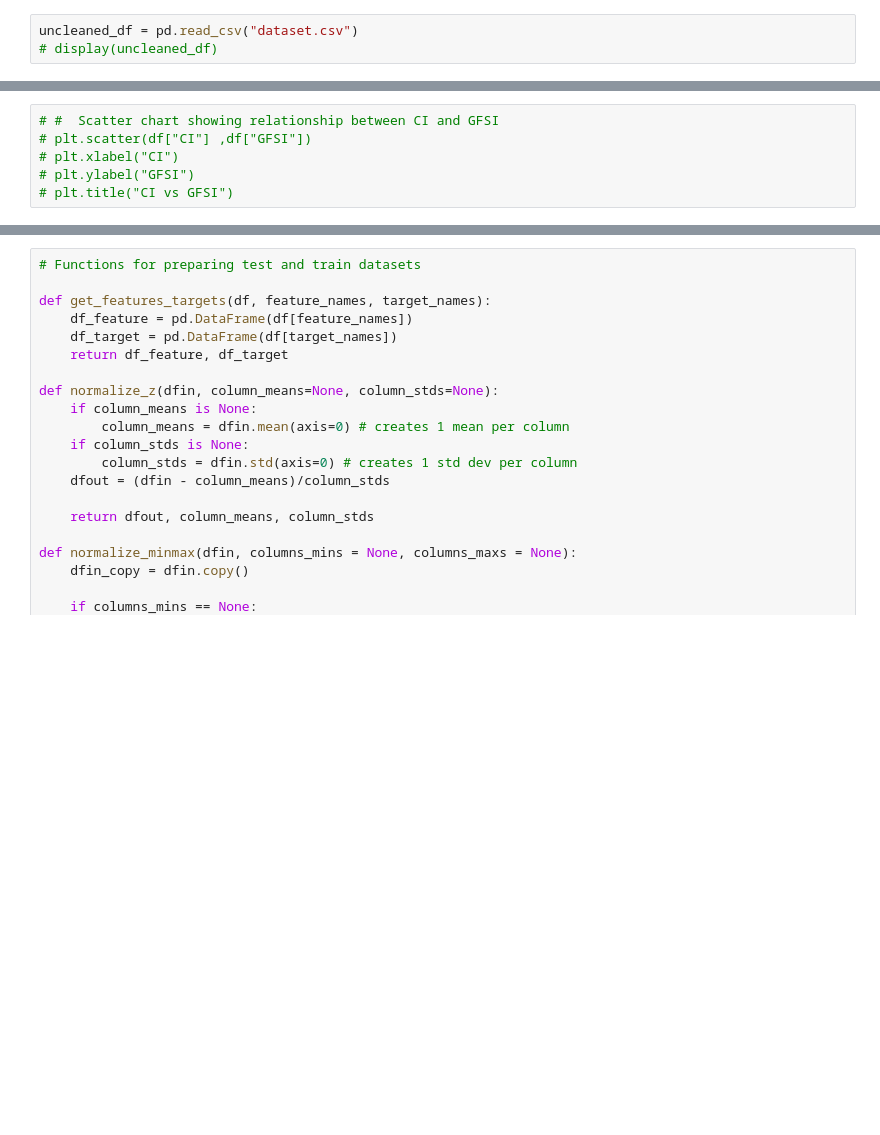
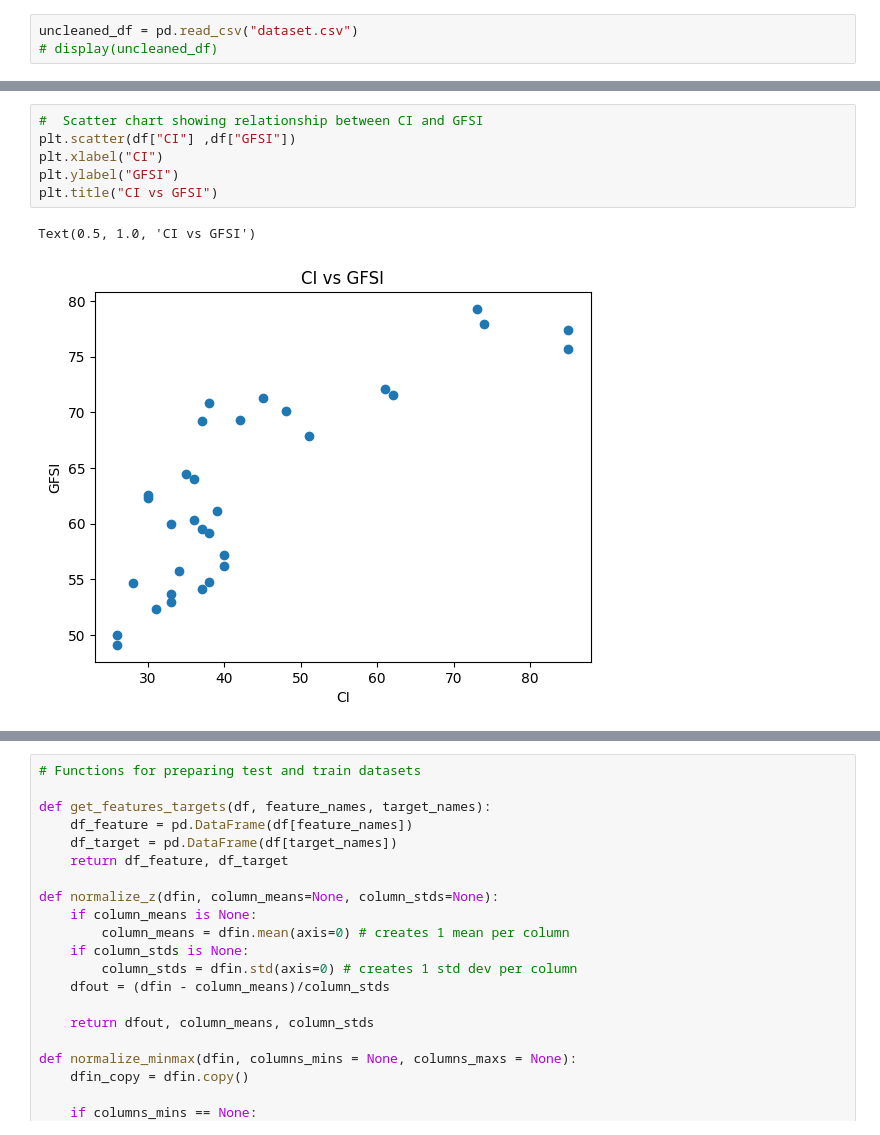
Before and after one commit to teohbenji/Global-Food-Security-Index-Predictor, a Jupyter notebook: analysis.ipynb, the cells around one changed output, grey strips where cells are left out. Saved outputs shown, nothing was run; the diff lists cells and outputs as text; blank space fills up the shorter version.

```diff
--- a/analysis.ipynb
+++ b/analysis.ipynb
@@ -60,7 +67,10 @@ df = df.astype(float) #convert all values in df to float
 # %%
-# #  Scatter chart showing relationship between CI and GFSI
-# plt.scatter(df["CI"] ,df["GFSI"])
-# plt.xlabel("CI")
-# plt.ylabel("GFSI")
-# plt.title("CI vs GFSI")
+#  Scatter chart showing relationship between CI and GFSI
+plt.scatter(df["CI"] ,df["GFSI"])
+plt.xlabel("CI")
+plt.ylabel("GFSI")
+plt.title("CI vs GFSI")
+# %% [output]
+Text(0.5, 1.0, 'CI vs GFSI')
+[figure, added]
 # %%
```
Also changed, not shown: parts of 10 cells of this notebook.
